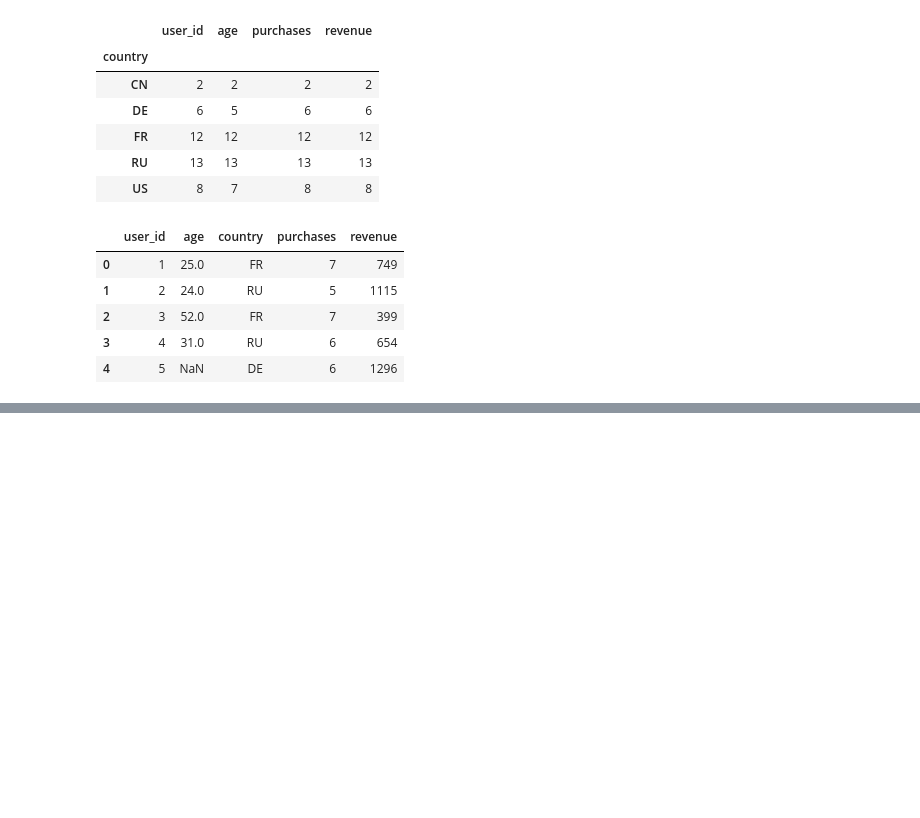
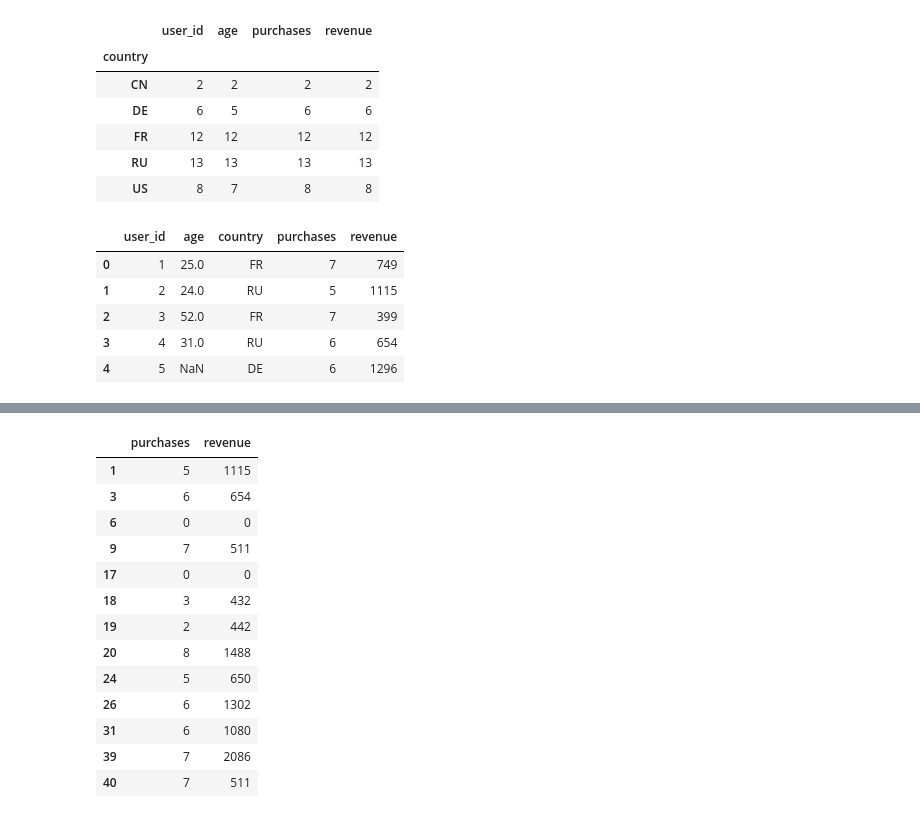
Before and after one commit to BinGineer/DPO_III, a Jupyter notebook: homeworks/HW02/HW02.ipynb, the cells around one changed output, grey strips where cells are left out. Saved outputs shown, nothing was run; the diff lists cells and outputs as text; code cells hidden in the pictures; blank space fills up the shorter version.

```diff
--- a/homeworks/HW02/HW02.ipynb
+++ b/homeworks/HW02/HW02.ipynb
@@ -137,0 +216,18 @@ dataset.head()
+# %%
+r = dataset[dataset['country'] == 'RU']
+r[['purchases','revenue']]
+# %% [output]
+|  | purchases | revenue |
+| 1 | 5 | 1115 |
+| 3 | 6 | 654 |
+| 6 | 0 | 0 |
+| 9 | 7 | 511 |
+| 17 | 0 | 0 |
+| 18 | 3 | 432 |
+| 19 | 2 | 442 |
+| 20 | 8 | 1488 |
+| 24 | 5 | 650 |
+| 26 | 6 | 1302 |
+| 31 | 6 | 1080 |
+| 39 | 7 | 2086 |
+| 40 | 7 | 511 |
```
Also changed, not shown: parts of 11 cells of this notebook, 15 other files.
